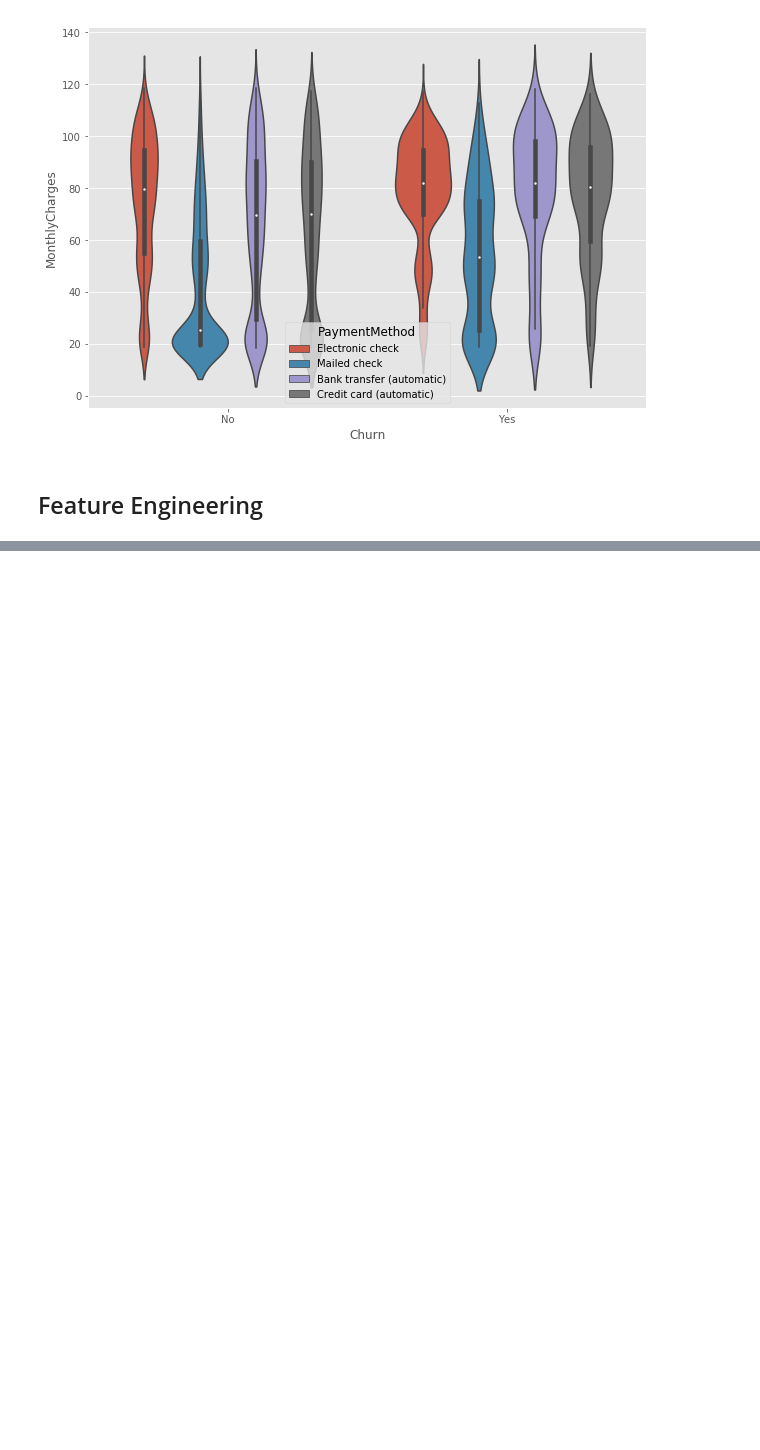
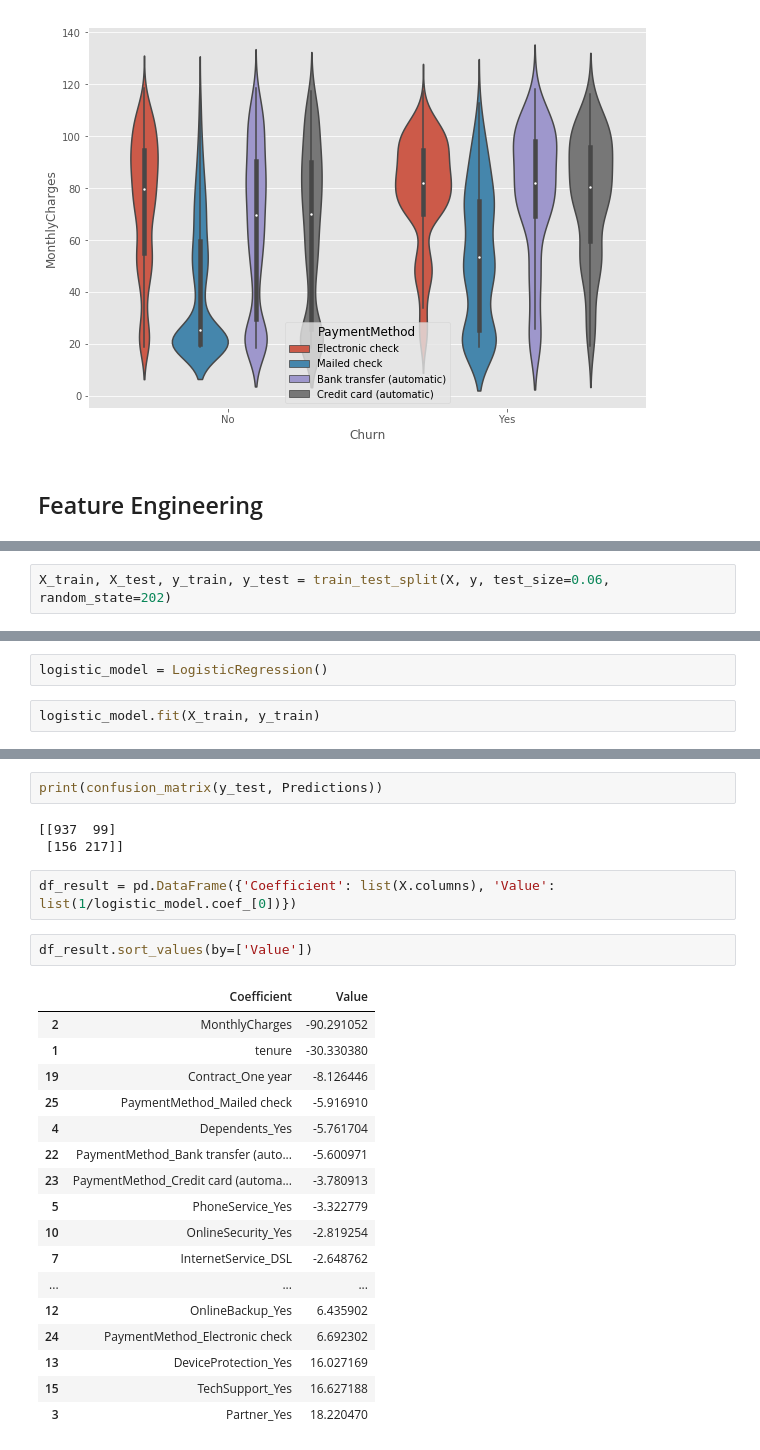
Before and after one commit to battyone/MLProjects, a Jupyter notebook: Minimize_Customer_Churn/Minimizing_churn_Telco.ipynb, the cells around one changed output, grey strips where cells are left out. Cells and saved outputs as stored; diff of their text form; blank space fills up the shorter version.

```diff
--- a/Minimize_Customer_Churn/Minimizing_churn_Telco.ipynb
+++ b/Minimize_Customer_Churn/Minimizing_churn_Telco.ipynb
@@ -321,0 +374,2 @@ plt.show()
+# %%
+X_train, X_test, y_train, y_test = train_test_split(X, y, test_size=0.06, random_state=202)
@@ -321,0 +378,4 @@ plt.show()
+# %%
+logistic_model = LogisticRegression()
+# %%
+logistic_model.fit(X_train, y_train)
@@ -321,0 +402,27 @@ plt.show()
+# %%
+print(confusion_matrix(y_test, Predictions))
+# %% [output]
+[[937  99]
+ [156 217]]
+# %%
+df_result = pd.DataFrame({'Coefficient': list(X.columns), 'Value': list(1/logistic_model.coef_[0])})
+# %%
+df_result.sort_values(by=['Value'])
+# %% [output]
+|  | Coefficient | Value |
+| 2 | MonthlyCharges | -90.291052 |
+| 1 | tenure | -30.330380 |
+| 19 | Contract_One year | -8.126446 |
+| 25 | PaymentMethod_Mailed check | -5.916910 |
+| 4 | Dependents_Yes | -5.761704 |
+| 22 | PaymentMethod_Bank transfer (auto... | -5.600971 |
+| 23 | PaymentMethod_Credit card (automa... | -3.780913 |
+| 5 | PhoneService_Yes | -3.322779 |
+| 10 | OnlineSecurity_Yes | -2.819254 |
+| 7 | InternetService_DSL | -2.648762 |
+| ... | ... | ... |
+| 12 | OnlineBackup_Yes | 6.435902 |
+| 24 | PaymentMethod_Electronic check | 6.692302 |
+| 13 | DeviceProtection_Yes | 16.027169 |
+| 15 | TechSupport_Yes | 16.627188 |
+| 3 | Partner_Yes | 18.220470 |
```
Also changed, not shown: parts of 15 cells of this notebook.
